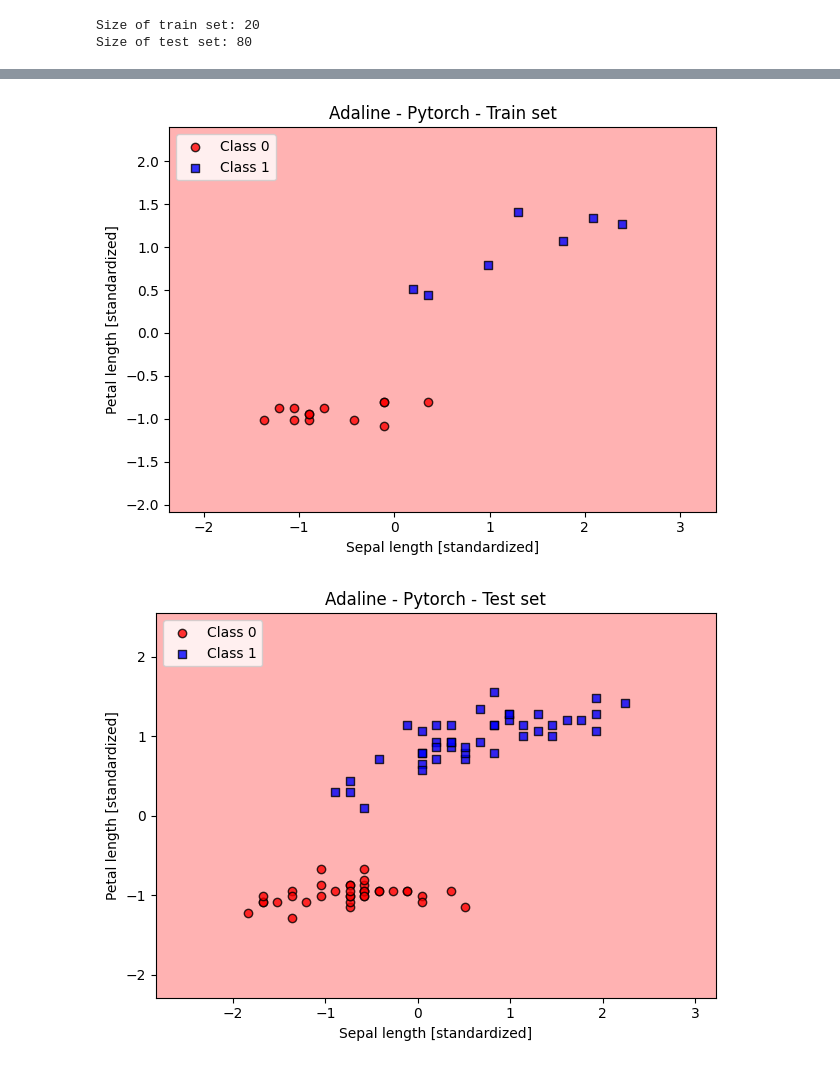
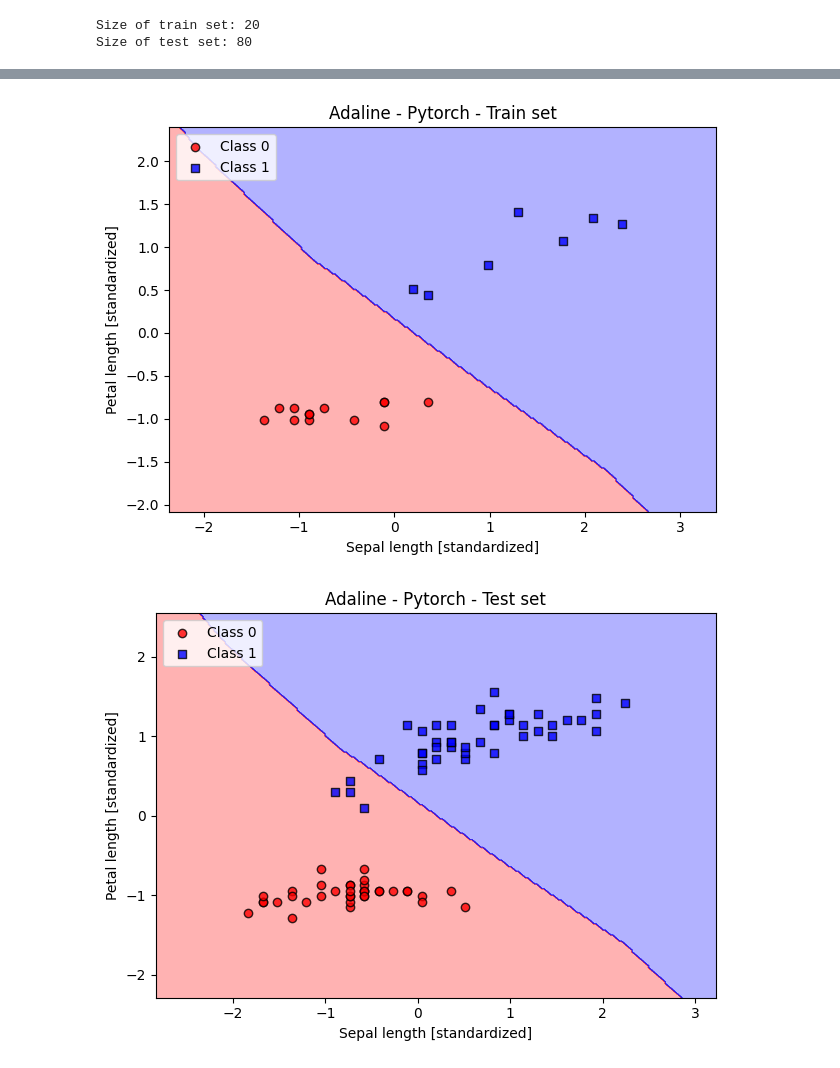
Before and after one commit to mariru/Intro2ADL, a Jupyter notebook: Week3/first_nn.ipynb, the cells around one changed output, grey strips where cells are left out. Drawn from its saved outputs; the diff is of its cells as text; code cells hidden in the pictures.

```diff
--- a/Week3/first_nn.ipynb
+++ b/Week3/first_nn.ipynb
@@ -460,6 +479,8 @@ Epoch [20/20], Loss: 0.2321
 # %%
+#set random seed for reproducibility
+torch.seed()
 first_nn = OurFirstFeedForwardNeuralNetwork(X.shape[1])
-y_pred = first_nn.fit(X_train, y_train, epochs=200, learning_rate=0.0001)
+y_pred = first_nn.fit(X_train, y_train, epochs=2000, learning_rate=0.01)
 
 
 plot_decision_regions(X_train, y_train, classifier=first_nn)
@@ -501,2 +519,2 @@ Epoch [200/200], Loss: 0.2628
-[figure, old version]
+[figure, new version]
-[figure, old version]
+[figure, new version]
```
Also changed, not shown: parts of 4 cells of this notebook, 2 other files.
